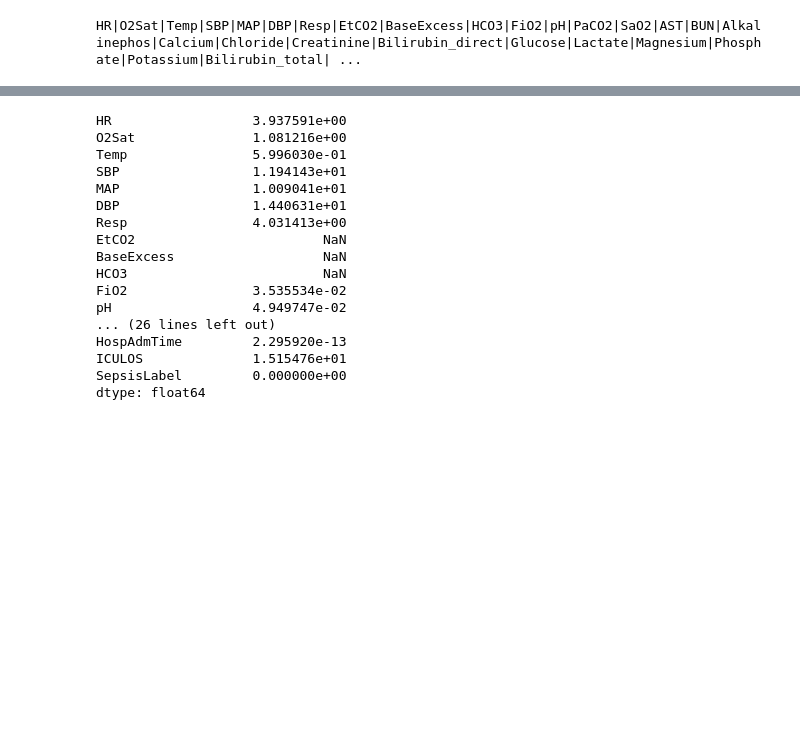
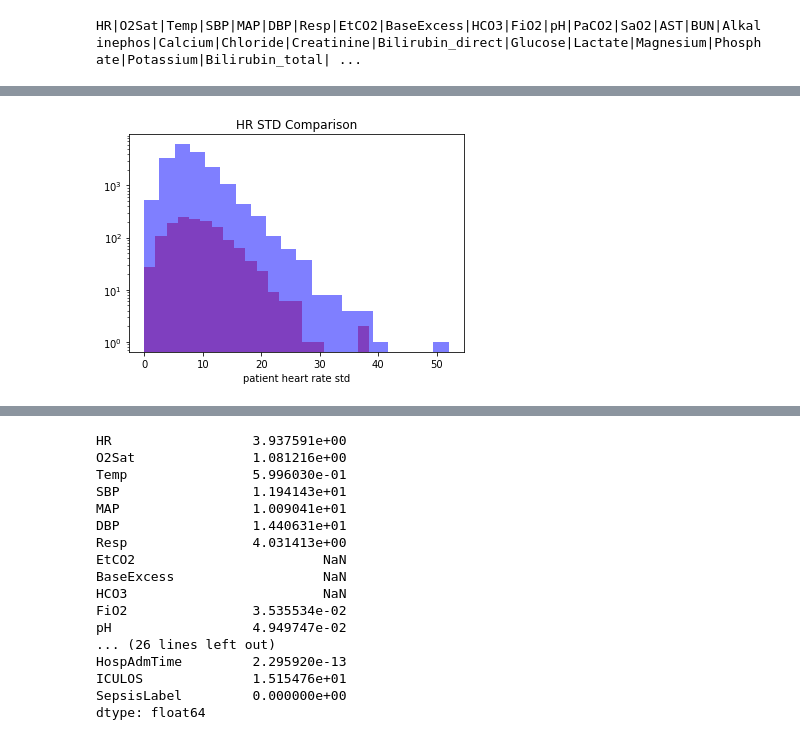
Before and after one commit to snirlugassy/sepsis_early_detection, a Jupyter notebook: hw1_eda.ipynb, the cells around one changed output, grey strips where cells are left out. Saved outputs shown, nothing was run; the diff lists cells and outputs as text; code cells hidden in the pictures; blank space fills up the shorter version.

```diff
--- a/hw1_eda.ipynb
+++ b/hw1_eda.ipynb
@@ -37,0 +237,12 @@ data[0].head(10)
+# %%
+sepsis_std_hr = [df.HR.std() for df in sepsis]
+non_sepsis_std_hr = [df.HR.std() for df in non_sepsis]
+
+plt.plot()
+plt.title('HR STD Comparison')
+plt.hist(sepsis_std_hr, color='r', alpha=0.5, label='Sepsis', bins=20, log=True)
+plt.hist(non_sepsis_std_hr, color='b', alpha=0.5, label='Non-sepsis', bins=20, log=True)
+plt.xlabel('patient heart rate std')
+plt.show()
+# %% [output]
+[figure, added]
```
Also changed, not shown: parts of 21 cells of this notebook, 6 other files.
